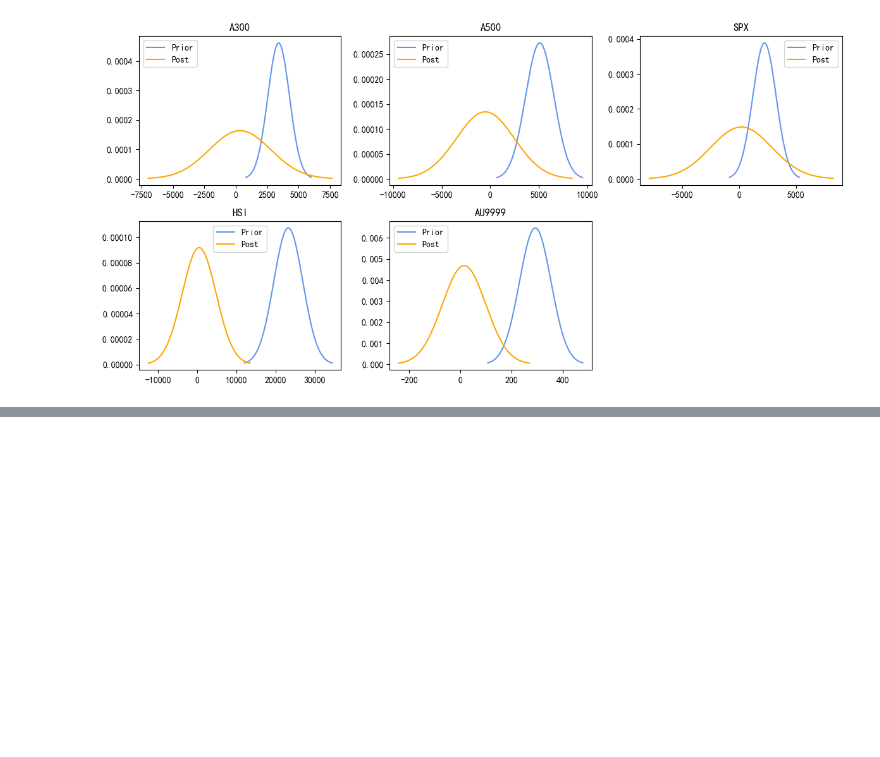
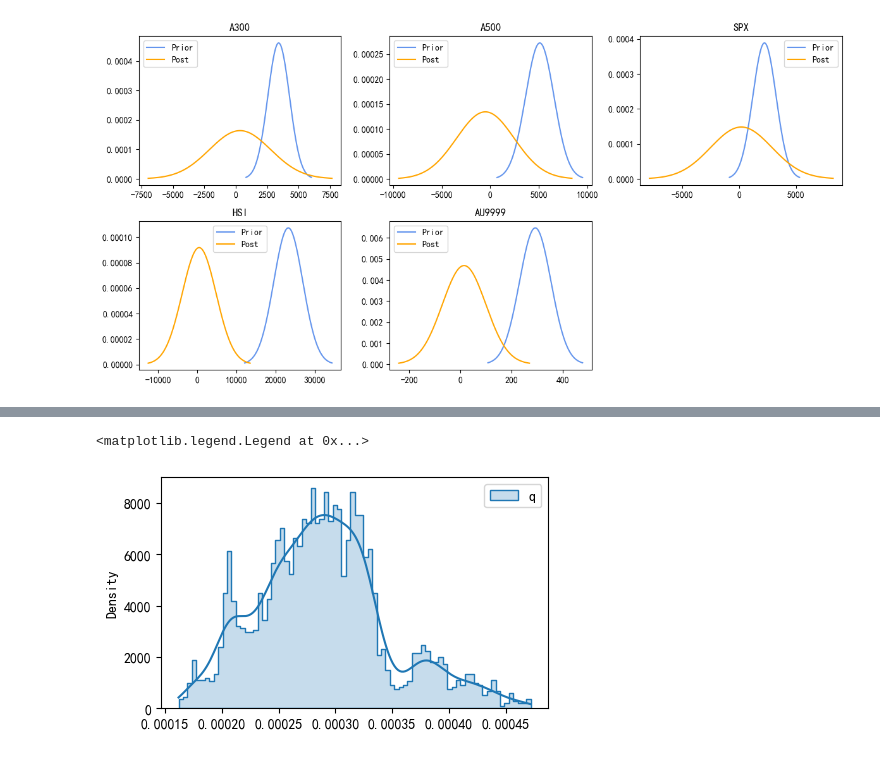
Before and after one commit to dishangti/Entropy-Pooling, a Jupyter notebook: EP.ipynb, the cells around one changed output, grey strips where cells are left out. Drawn from its saved outputs; the diff is of its cells as text; code cells hidden in the pictures; blank space fills up the shorter version.

```diff
--- a/EP.ipynb
+++ b/EP.ipynb
@@ -193,0 +329,10 @@ for i, name in enumerate(names):
+# %%
+R_df = pd.DataFrame(data=prices, columns=names)
+instrument_names = R_df.columns
+
+# Print prior P&L stats
+stats_prior = ft.simulation_moments(R_df)
+display(np.round(stats_prior, 2))
+
+corr_prior = ft.correlation_matrix(R_df)
+display(np.round(corr_prior, 2))
@@ -193,0 +354,29 @@ for i, name in enumerate(names):
+# %%
+R = R_df.values
+S = R.shape[0]
+p = np.ones((S, 1)) / S    # 均匀分布
+means_prior = p.T @ R      # 先验均值
+vols_prior = np.sqrt(p.T @ (R - means_prior)**2)    # 先验标准差
+
+A300_A500_mean = R[:, 0]-R[:, 1]   # A300和A500均值之差
+SPX_mean = R[:, 3]
+HSI_kurt = ((R[:, 2] - means_prior[:, 2]) / vols_prior[:, 2])**4
+A500_kurt = ((R[:, 1] - means_prior[:, 1]) / vols_prior[:, 1])**4
+
+A = np.vstack((np.ones((1, S)), A300_A500_mean, A500_kurt))   # 等式约束设置
+b = np.vstack(([1.0], [-1500.0], [3.5]))                # 第一项约束为离散分布和为1
+G = np.vstack((-SPX_mean, HSI_kurt))
+h = np.vstack(([-2000.0], [3.2]))
+
+q = ft.entropy_pooling(p, A, b, G, h)
+relative_entropy = q.T @ (np.log(q) - np.log(p))
+effective_number_scenarios = np.exp(-relative_entropy)
+
+print(f'ENS = {np.round(effective_number_scenarios[0, 0] * 100, 2)}%.')
+print(f'RE = {np.round(relative_entropy[0, 0] * 100, 2)}%.')
+
+stats_post = ft.simulation_moments(R_df, q)
+display(np.round(stats_post, 2))
+
+corr_post = ft.correlation_matrix(R_df, q)
+display(np.round(corr_post, 2))
@@ -193,0 +398,7 @@ for i, name in enumerate(names):
+# %%
+fig = plt.figure(figsize=(5, 3))
+sns.histplot(data = q, bins = 80, kde=True, element="step", stat="density", label='q')
+plt.legend()
+# %% [output]
+<matplotlib.legend.Legend at 0x...>
+[figure, added]
```
Also changed, not shown: parts of 13 cells of this notebook.
